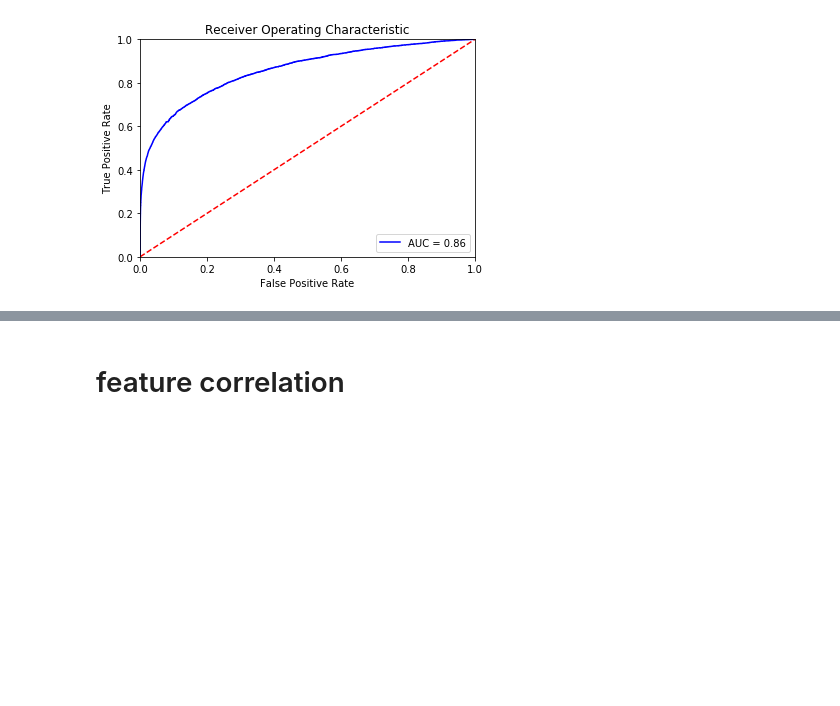
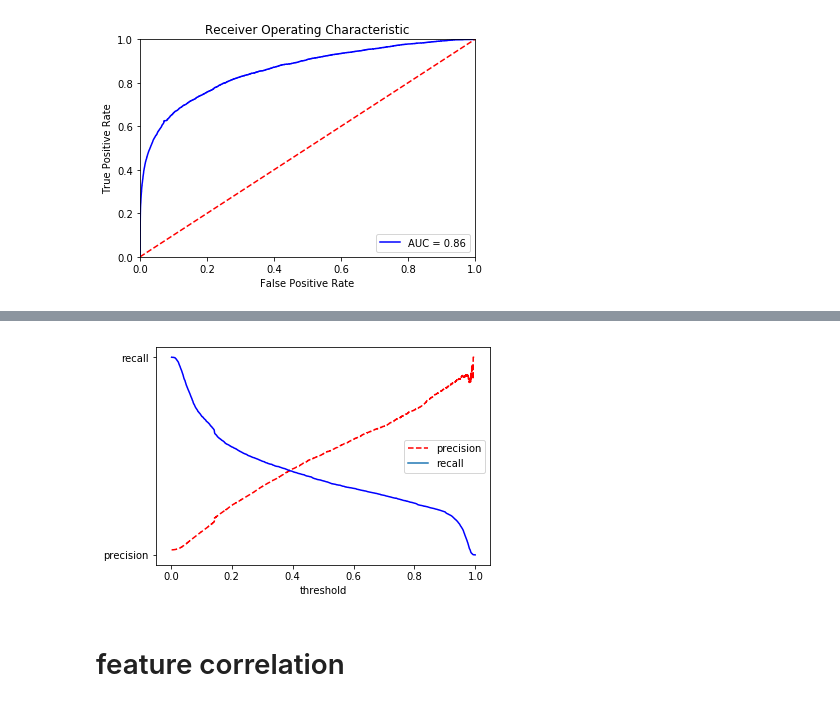
Before and after one commit to KienVu2368/telco, a Jupyter notebook: churn_behavior_model.ipynb, the cells around one changed output, grey strips where cells are left out. Cells and saved outputs as stored; diff of their text form; code cells hidden in the pictures; blank space fills up the shorter version.

```diff
--- a/churn_behavior_model.ipynb
+++ b/churn_behavior_model.ipynb
@@ -508,3 +520,8 @@ kde.plot()
+# %%
+pr = PrecisionRecall.from_series(db.valid_ds.y, preds)
+pr.plot()
+# %% [output]
+[figure, added]
 # %% [markdown]
 # feature correlation
 # %%
```
Also changed, not shown: parts of 33 cells of this notebook.
